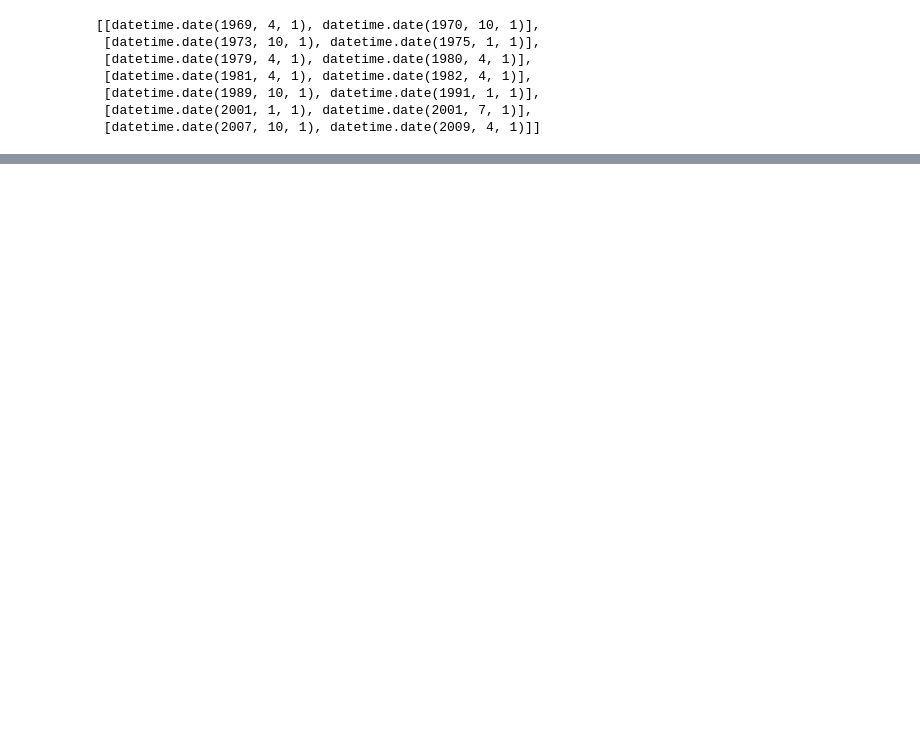
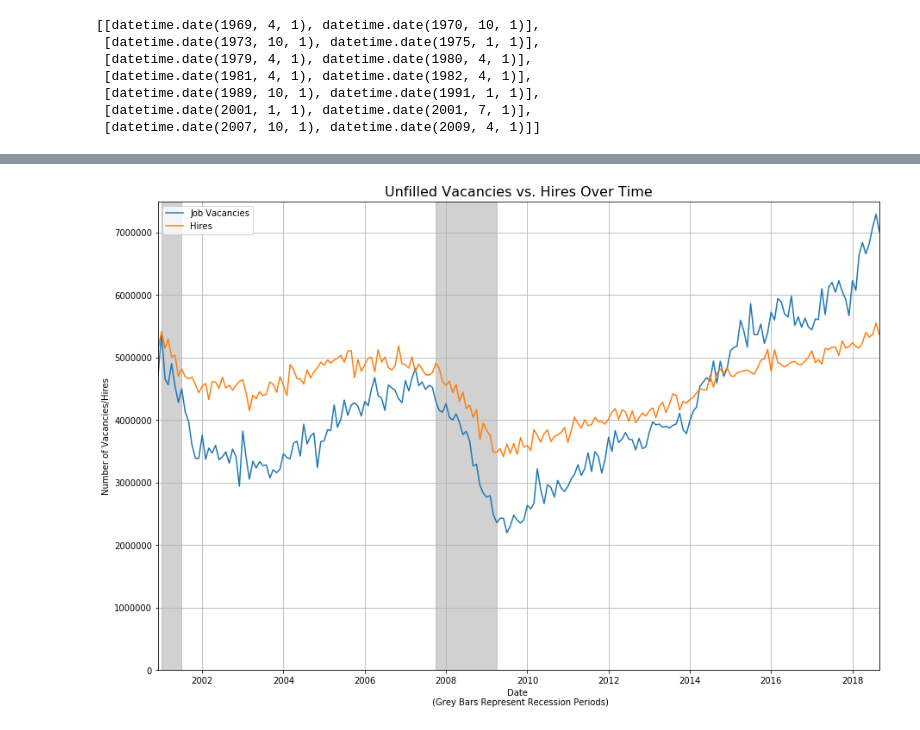
Before and after one commit to willdoucet/Classwork, a Jupyter notebook: Project 2/datawork.ipynb, the cells around one changed output, grey strips where cells are left out. Cells and saved outputs as stored; diff of their text form; code cells hidden in the pictures; blank space fills up the shorter version.

```diff
--- a/Project 2/datawork.ipynb
+++ b/Project 2/datawork.ipynb
@@ -148,0 +339,17 @@ plt.savefig('images/Labor Force.png')
+# %%
+fig, ax = plt.subplots(figsize=(15,10))
+
+ax.plot(job_dates, job_data, label='Job Vacancies')
+ax.plot(hires_dates, hires_data, label='Hires')
+for timeperiod in unemployment_rec_dates:
+    ax.axvspan(timeperiod[0], timeperiod[1], color="#a4a4a5", alpha=.5)
+plt.xlim(job_dates[0], job_dates[-1])
+plt.ylim(0,7500000)
+plt.legend(loc='upper left')
+plt.title('Unfilled Vacancies vs. Hires Over Time', fontsize=16)
+plt.xlabel('Date \n (Grey Bars Represent Recession Periods)')
+plt.ylabel('Number of Vacancies/Hires')
+plt.grid()
+fig.savefig('Job Vacancies.png')
+# %% [output]
+[figure, added]
```
Also changed, not shown: parts of 22 cells of this notebook, 13 other files.
